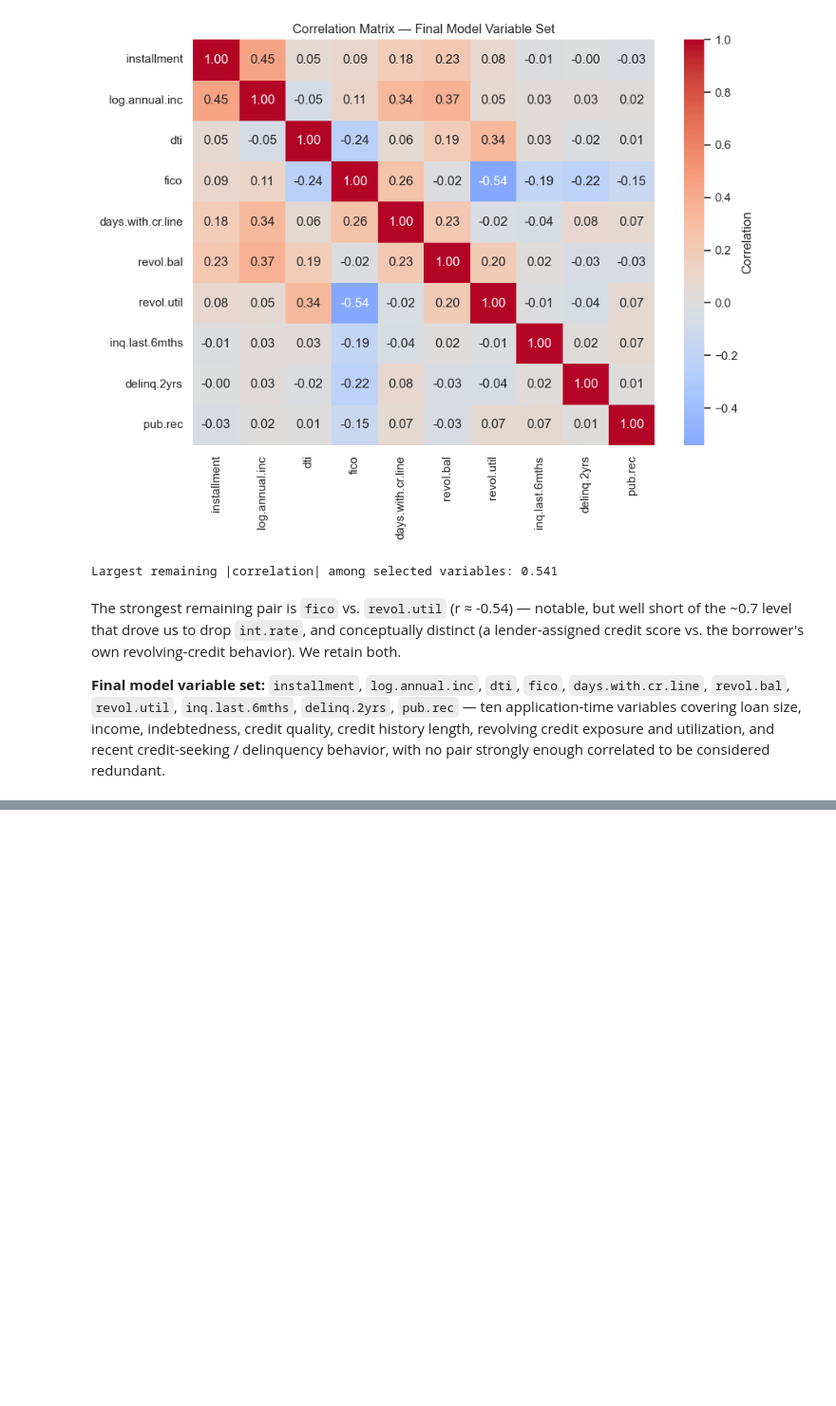
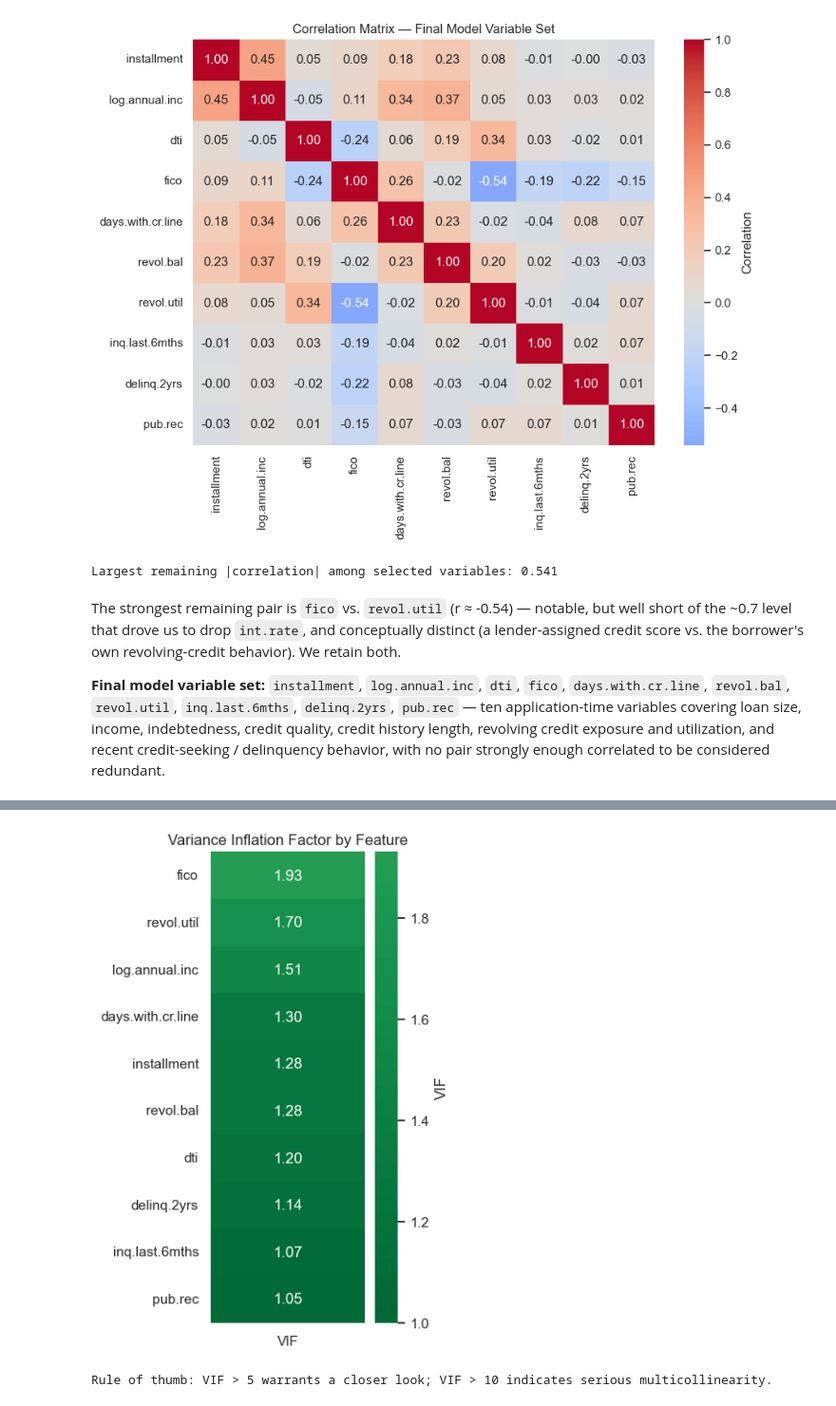
Before and after one commit to JLaniado/credit_ete_analysis, a Jupyter notebook: U2/notebooks/Credit_Default_Update2.ipynb, the cells around one changed output, grey strips where cells are left out. Shown at 95% size. Drawn from its saved outputs; the diff is of its cells as text; code cells hidden in the pictures; blank space fills up the shorter version.

```diff
--- a/U2/notebooks/Credit_Default_Update2.ipynb
+++ b/U2/notebooks/Credit_Default_Update2.ipynb
@@ -212,0 +409,8 @@ considered redundant.
+# %%
+from statsmodels.stats.outliers_influence import variance_inflation_factor
+
+vif_df = pd.DataFrame()
+vif_df['feature'] = model_vars
+vif_df['VIF'] = [variance_inflation_factor(X_train_scaled.values, i) for i in range(len(model_vars))]
+vif_df = vif_df.sort_values('VIF', ascending=False).reset_index(drop=True)
+display(vif_df.round(2))
@@ -212,0 +429,15 @@ considered redundant.
+# %%
+vif_heatmap_data = vif_df.set_index('feature')[['VIF']]
+
+plt.figure(figsize=(4, 6))
+sns.heatmap(vif_heatmap_data, annot=True, fmt=".2f", cmap='RdYlGn_r',
+            center=5, vmin=1, cbar_kws={'label': 'VIF'})
+plt.title('Variance Inflation Factor by Feature')
+plt.ylabel('')
+plt.tight_layout()
+plt.show()
+
+print("Rule of thumb: VIF > 5 warrants a closer look; VIF > 10 indicates serious multicollinearity.")
+# %% [output]
+[figure, added]
+Rule of thumb: VIF > 5 warrants a closer look; VIF > 10 indicates serious multicollinearity.
```
Also changed, not shown: parts of 16 cells of this notebook.
